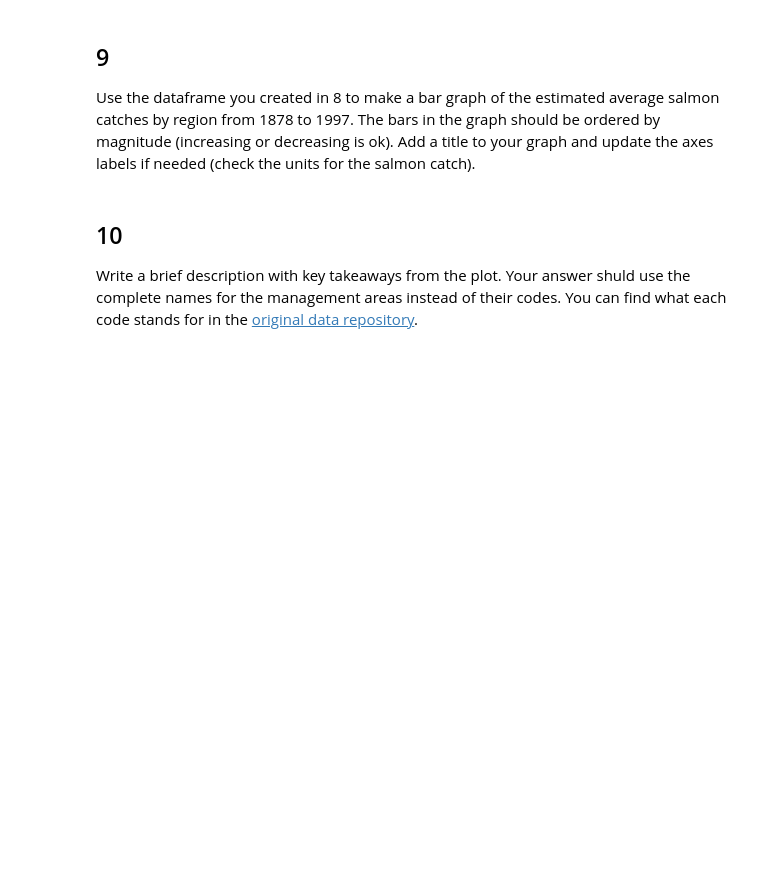
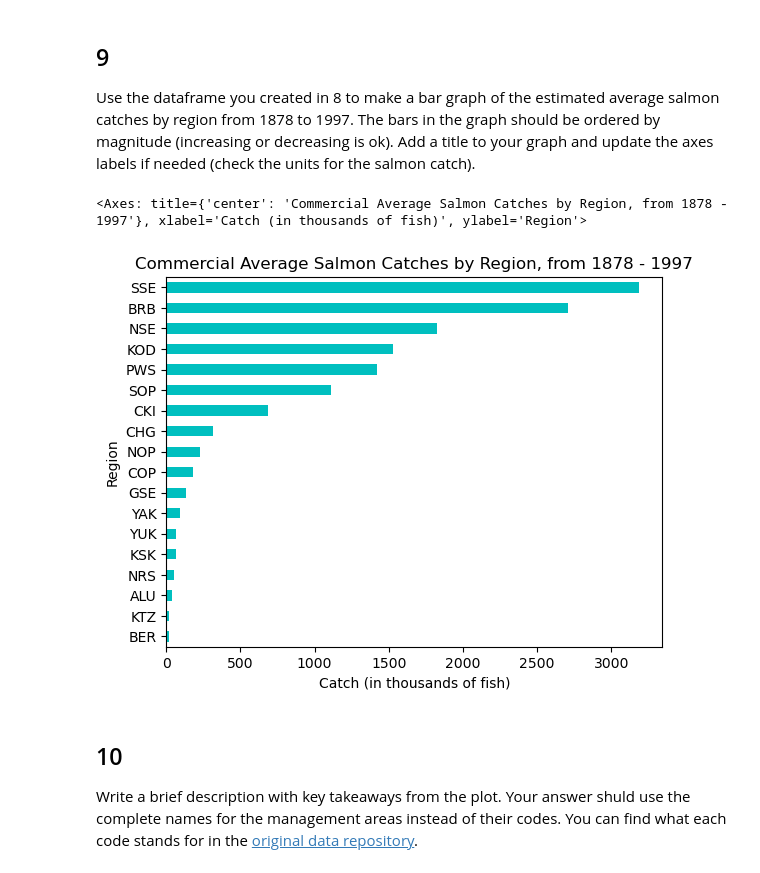
Before and after one commit to marietolteca00/eds220-hwk2, a Jupyter notebook: task2/hwk2-task2-salmon.ipynb, the cells around one changed output. Saved outputs shown, nothing was run; the diff lists cells and outputs as text; code cells hidden in the pictures; blank space fills up the shorter version.

```diff
--- a/task2/hwk2-task2-salmon.ipynb
+++ b/task2/hwk2-task2-salmon.ipynb
@@ -280,0 +265,5 @@ avg_region
+# %%
+# Attaching new catch column from prvious step to group by
+catch_data['Catch'] = catch_data['Catch'].replace({'I':1}).astype('int64')
+# Checking the type has changed from 'object' to 'int64'
+catch_data.info()
@@ -280,0 +282,5 @@ avg_region
+# %%
+# Grouping by Region and get the average of catch
+avg_region =catch_data.groupby('Region')['Catch'].mean().sort_values()
+# Check output
+avg_region
@@ -288,6 +315,18 @@ grader.check("q8")
 ## 9
 
 Use the dataframe you created in 8 to make a bar graph of the estimated average salmon catches by region from 1878 to 1997. The bars in the graph should be ordered by magnitude (increasing or decreasing is ok). Add a title  to your graph and update the axes labels if needed (check the units for the salmon catch).
+# %%
+# Plot it !
+avg_region.plot(kind = 'barh',
+                # X - label
+                xlabel = 'Catch (in thousands of fish)',
+                # Set bar color
+                color = 'c',
+                # Title
+               title = "Commercial Average Salmon Catches by Region, from 1878 - 1997")
+# %% [output]
+<Axes: title={'center': 'Commercial Average Salmon Catches by Region, from 1878 - 1997'}, xlabel='Catch (in thousands of fish)', ylabel='Region'>
+[figure, added]
 # %% [markdown]
 <!-- END QUESTION -->
 
```
Also changed, not shown: parts of 12 cells of this notebook.
